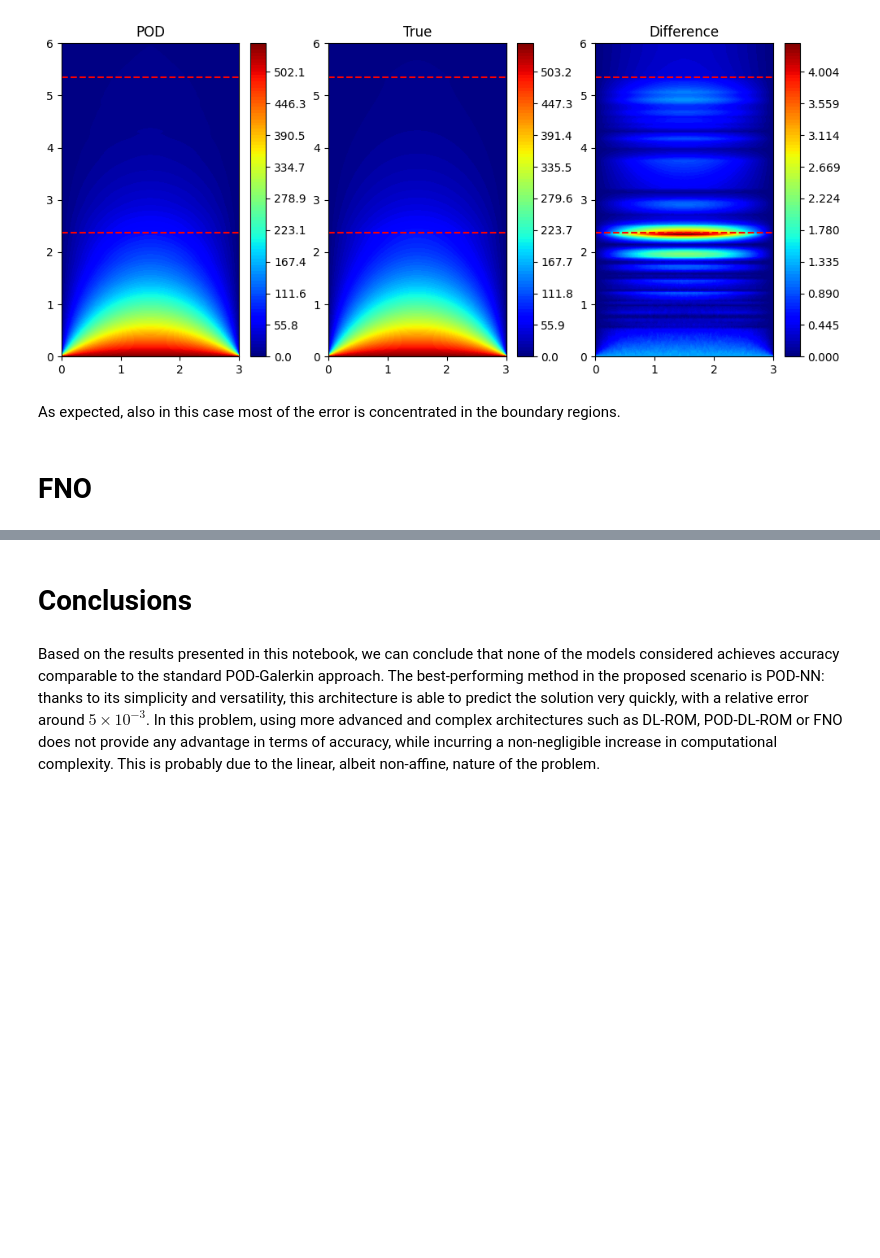
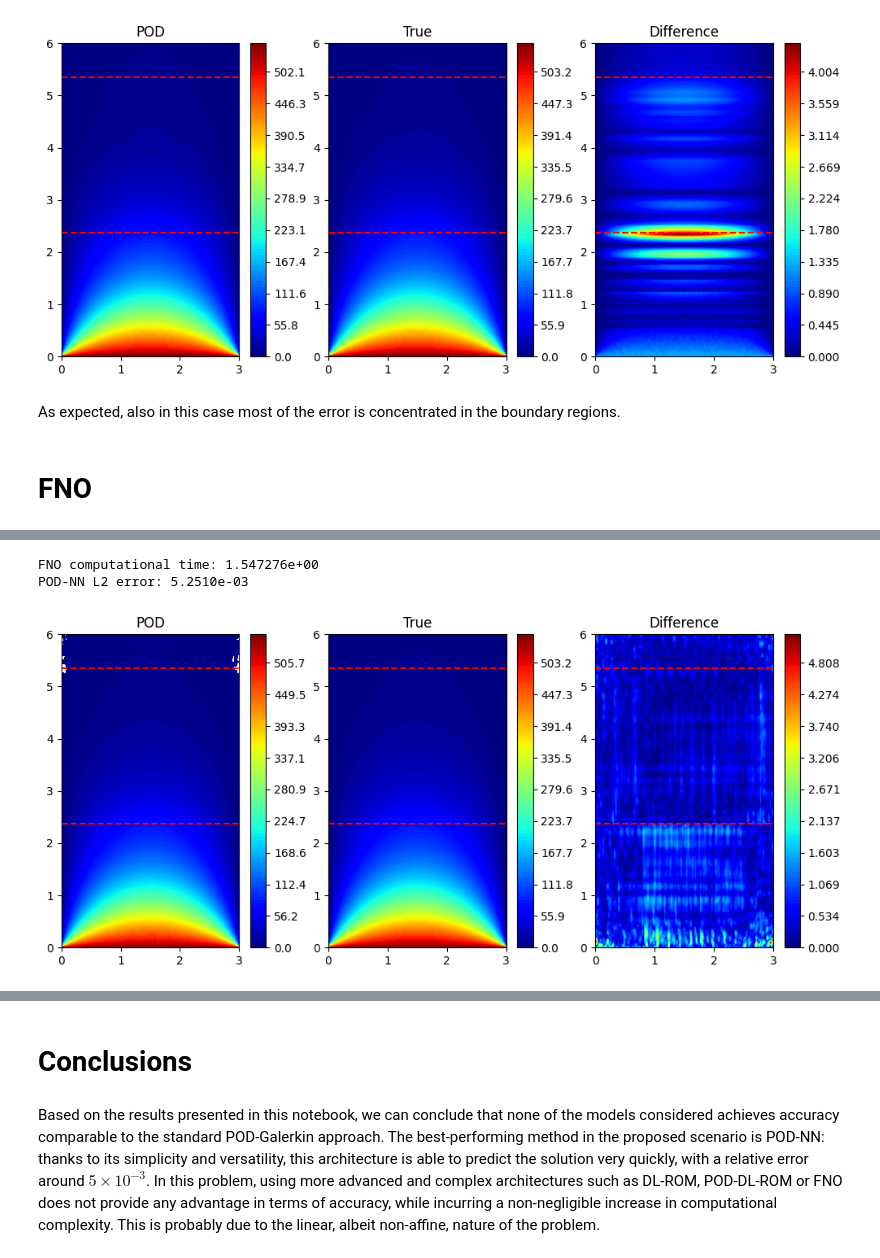
Before and after one commit to FilippoOlivo/thermal-conduction-rom, a Jupyter notebook: report.ipynb, the cells around one changed output, grey strips where cells are left out. Drawn from its saved outputs; the diff is of its cells as text; code cells hidden in the pictures; blank space fills up the shorter version.

```diff
--- a/report.ipynb
+++ b/report.ipynb
@@ -114,7 +114,7 @@ def plot_comparison(u_pred, u_true, x, y, p1, p2):
             coordinates
     """
     if u_true.ndim == 4:
-        u_test = u_test.reshape(
+        u_true = u_true.reshape(
             u_test.shape[0],
             u_test.shape[1] * u_test.shape[2]
         )
@@ -673,13 +675,26 @@ p_test = params_normalizer.normalize(p_test)
 u_train = snap_normalizer.normalize(u_train)
 # %%
 model = FNO2d(
-    input_channels = 4
-    output_channels = 1
-    n_modes = 32
-    padding = 8
-    inner_size = 16
-    n_layers = 4
+    input_channels = 4,
+    output_channels = 1,
+    n_modes = 32,
+    padding = 8,
+    inner_size = 16,
+    n_layers = 4,
 )
 
 path = "models/fno/032/model.pth"
-model.load_state_dict(torch.load(path)).cpu().eval()
+model.load_state_dict(torch.load(path))
+model.to("cpu").eval()
+u_pred = torch.zeros(u_test.shape)
+with torch.no_grad():
+    start = time.time()
+    for i in range(200):
+        u_pred[i] = snap_normalizer.unnormalize(model(p_test[i:i+1]))
+plot_comparison(u_pred, u_test, x, y, p00, p01)
+print(f"FNO computational time: {(time.time() - start):4e}")
+print(f"POD-NN L2 error: {compute_error(u_test, u_pred):.4e}")
+# %% [output]
+FNO computational time: 1.547276e+00
+POD-NN L2 error: 5.2510e-03
+[figure, added]
```
Also changed, not shown: parts of 3 cells of this notebook, 1 other file.
